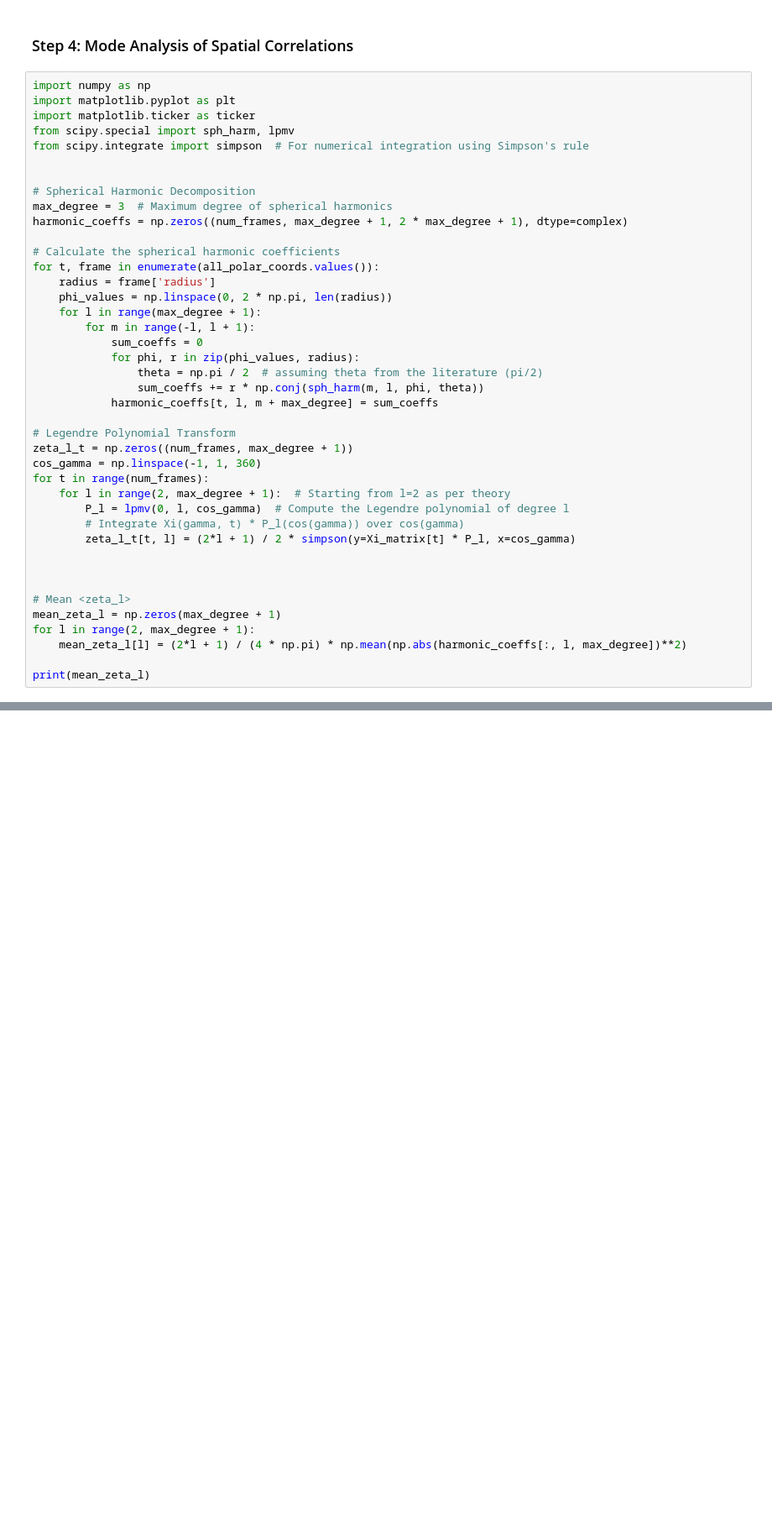
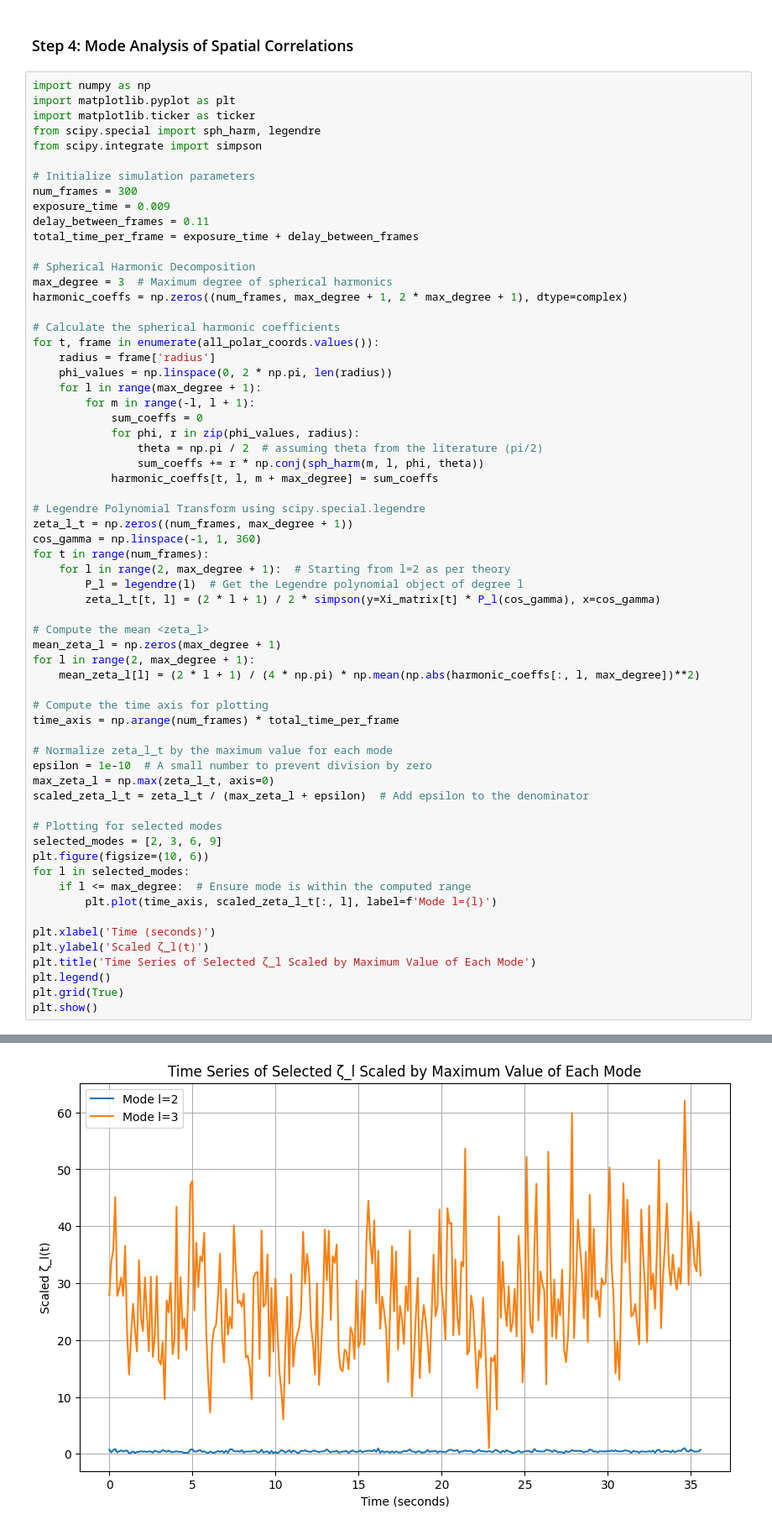
Before and after one commit to LocrianBird/GPMV-processor, a Jupyter notebook: Constructions.ipynb, the cells around one changed output, grey strips where cells are left out. Shown: that part at 84% size. Cells and saved outputs as stored; diff of their text form; blank space fills up the shorter version.

Commit message:
Legendre from scipy.special.legendre implemented

```diff
--- a/Constructions.ipynb
+++ b/Constructions.ipynb
@@ -153,9 +153,14 @@ plt.show()
 import numpy as np
 import matplotlib.pyplot as plt
 import matplotlib.ticker as ticker
-from scipy.special import sph_harm, lpmv
-from scipy.integrate import simpson  # For numerical integration using Simpson's rule
+from scipy.special import sph_harm, legendre
+from scipy.integrate import simpson
 
+# Initialize simulation parameters
+num_frames = 300
+exposure_time = 0.009
+delay_between_frames = 0.11
+total_time_per_frame = exposure_time + delay_between_frames
 
 # Spherical Harmonic Decomposition
 max_degree = 3  # Maximum degree of spherical harmonics
@@ -173,21 +178,38 @@ for t, frame in enumerate(all_polar_coords.values()):
                 sum_coeffs += r * np.conj(sph_harm(m, l, phi, theta))
             harmonic_coeffs[t, l, m + max_degree] = sum_coeffs
 
-# Legendre Polynomial Transform
+# Legendre Polynomial Transform using scipy.special.legendre
 zeta_l_t = np.zeros((num_frames, max_degree + 1))
 cos_gamma = np.linspace(-1, 1, 360)
 for t in range(num_frames):
     for l in range(2, max_degree + 1):  # Starting from l=2 as per theory
-        P_l = lpmv(0, l, cos_gamma)  # Compute the Legendre polynomial of degree l
-        # Integrate Xi(gamma, t) * P_l(cos(gamma)) over cos(gamma)
-        zeta_l_t[t, l] = (2*l + 1) / 2 * simpson(y=Xi_matrix[t] * P_l, x=cos_gamma)
+        P_l = legendre(l)  # Get the Legendre polynomial object of degree l
+        zeta_l_t[t, l] = (2 * l + 1) / 2 * simpson(y=Xi_matrix[t] * P_l(cos_gamma), x=cos_gamma)
 
-
-
-# Mean <zeta_l>
+# Compute the mean <zeta_l>
 mean_zeta_l = np.zeros(max_degree + 1)
 for l in range(2, max_degree + 1):
-    mean_zeta_l[l] = (2*l + 1) / (4 * np.pi) * np.mean(np.abs(harmonic_coeffs[:, l, max_degree])**2)
+    mean_zeta_l[l] = (2 * l + 1) / (4 * np.pi) * np.mean(np.abs(harmonic_coeffs[:, l, max_degree])**2)
 
-print(mean_zeta_l)
+# Compute the time axis for plotting
+time_axis = np.arange(num_frames) * total_time_per_frame
+
+# Normalize zeta_l_t by the maximum value for each mode
+epsilon = 1e-10  # A small number to prevent division by zero
+max_zeta_l = np.max(zeta_l_t, axis=0)
+scaled_zeta_l_t = zeta_l_t / (max_zeta_l + epsilon)  # Add epsilon to the denominator
+
+# Plotting for selected modes
+selected_modes = [2, 3, 6, 9]
+plt.figure(figsize=(10, 6))
+for l in selected_modes:
+    if l <= max_degree:  # Ensure mode is within the computed range
+        plt.plot(time_axis, scaled_zeta_l_t[:, l], label=f'Mode l={l}')
+
+plt.xlabel('Time (seconds)')
+plt.ylabel('Scaled ζ_l(t)')
+plt.title('Time Series of Selected ζ_l Scaled by Maximum Value of Each Mode')
+plt.legend()
+plt.grid(True)
+plt.show()
 # %% [output]
@@ -194,0 +216 @@ print(mean_zeta_l)
+[figure, added]
```
Also changed, not shown: parts of 1 cell of this notebook.
